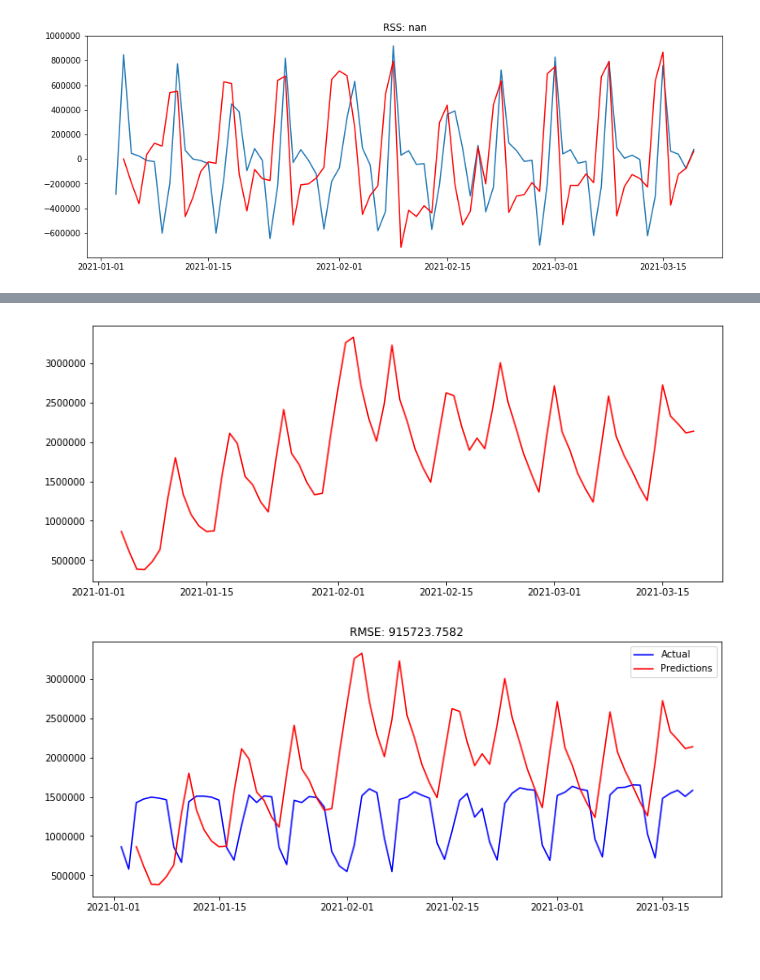
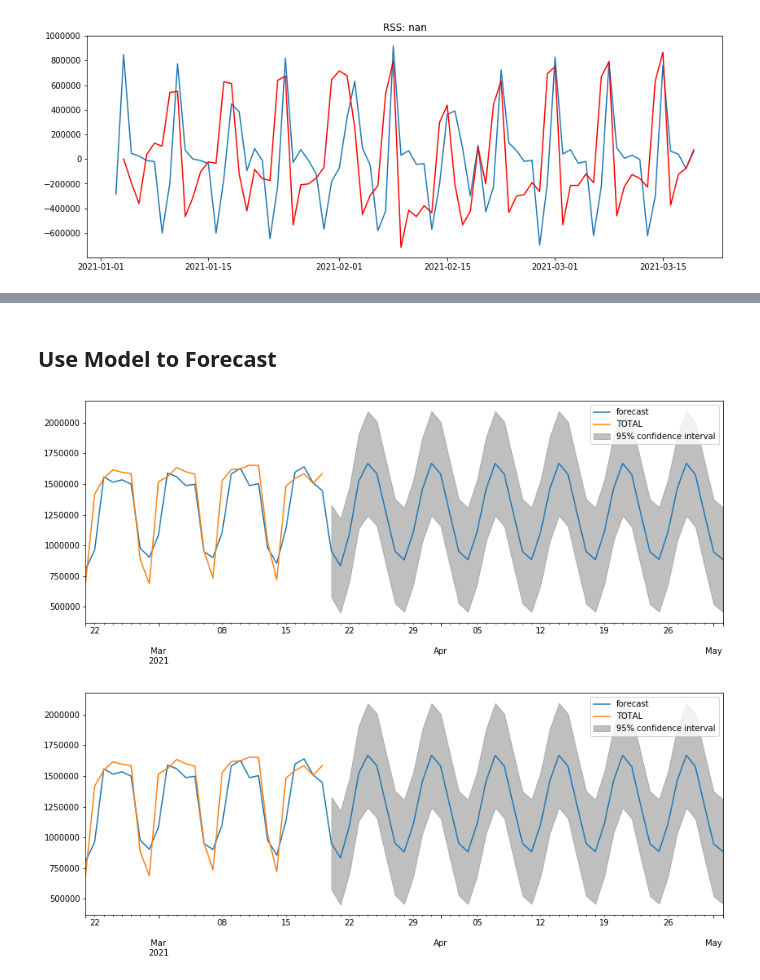
Before and after one commit to justinm0rgan/mta-turnstile-covid, a Jupyter notebook: modeling.ipynb, the cells around one changed output, grey strips where cells are left out. Saved outputs shown, nothing was run; the diff lists cells and outputs as text; code cells hidden in the pictures; blank space fills up the shorter version.

Commit message:
generated shitty forecasts

```diff
--- a/modeling.ipynb
+++ b/modeling.ipynb
@@ -381,15 +382,3 @@ plt.title('RSS: %.4f'% sum((results_ARIMA.fittedvalues - data_diff).dropna()**2)
 # %%
-predictions_ARIMA_diff = pd.Series(results_ARIMA.fittedvalues, copy=True)
-preds = rebuild_diffed(predictions_ARIMA_diff, df['TOTAL'].iloc[0])
-plt.figure(figsize=(12,5));
-plt.plot(preds, color='red', label="Predictions");
+# predictions_ARIMA_diff = pd.Series(arima_fit.fittedvalues, copy=True)
+# preds = rebuild_diffed(predictions_ARIMA_diff, df['TOTAL'])
-# %% [output]
-[figure, removed]
-# %%
-plt.figure(figsize=(12,5));
-plt.plot(df['TOTAL'], color='blue', label = "Actual");
-plt.plot(preds, color='red', label="Predictions");
-plt.title('RMSE: %.4f'% np.sqrt(sum((preds - df['TOTAL']).dropna()**2)/len(df['TOTAL'])));
-plt.legend(loc='best');
-# %% [output]
-[figure, removed]
@@ -395,0 +393,7 @@ plt.legend(loc='best');
+# %% [markdown]
+## Use Model to Forecast
+# %%
+arima_fit.plot_predict(50,120)
+# %% [output]
+[figure, added]
+[figure, added]
```
Also changed, not shown: parts of 15 cells of this notebook.
